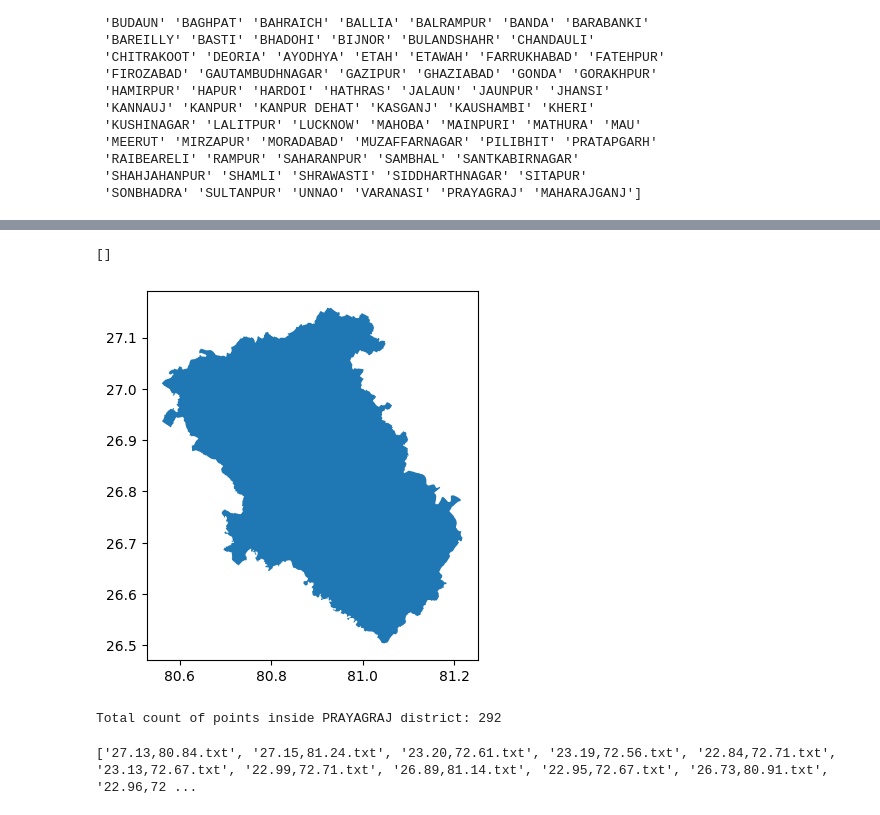
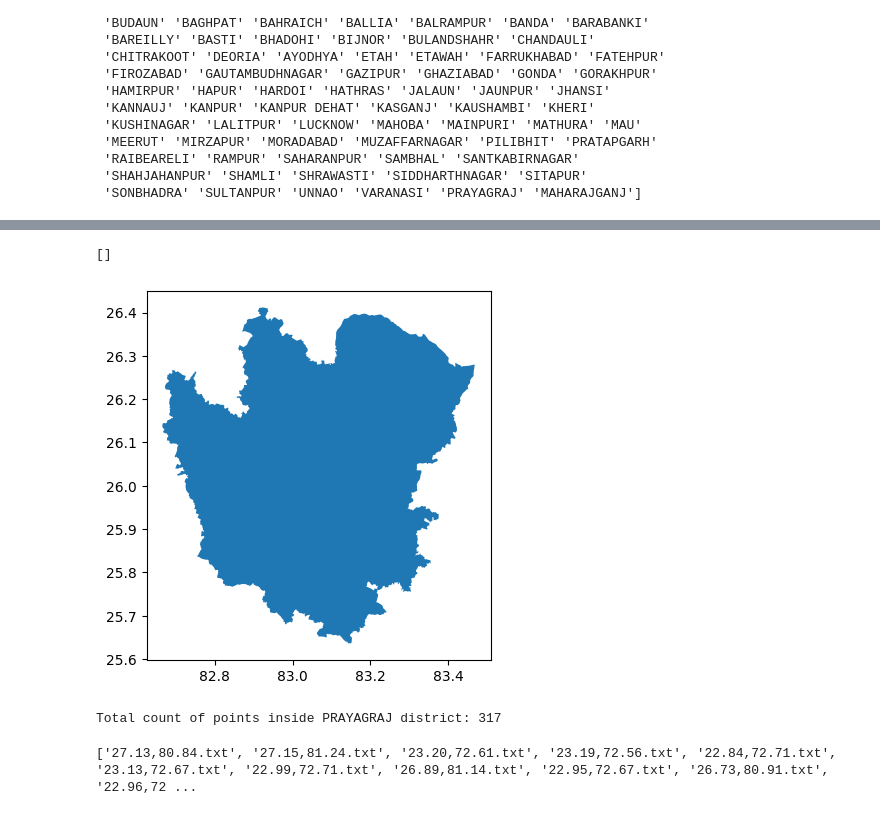
Before and after one commit to rishabh-mondal/iclr_bk, a Jupyter notebook: notebooks/predict_data_preprocess.ipynb, the cells around one changed output, grey strips where cells are left out. Saved outputs shown, nothing was run; the diff lists cells and outputs as text; code cells hidden in the pictures.

```diff
--- a/notebooks/predict_data_preprocess.ipynb
+++ b/notebooks/predict_data_preprocess.ipynb
@@ -94,7 +96,7 @@ Index(['District', 'STATE', 'REMARKS', 'State_LGD', 'DISTRICT_L', 'Shape_Leng',
  'SONBHADRA' 'SULTANPUR' 'UNNAO' 'VARANASI' 'PRAYAGRAJ' 'MAHARAJGANJ']
 # %%
 #plot the district == PRAYAGRAJ
-praygraj=shape[shape['District'] == 'LUCKNOW']
+praygraj=shape[shape['District'] == 'AZAMGARH']
 print(praygraj)
 praygraj=praygraj.to_crs(epsg=4326).plot()
 praygraj.plot()
@@ -107,7 +109,7 @@ praygraj.plot()
 []
-[figure, old version]
+[figure, new version]
 # %%
-prayagraj_data = shape[shape['District'] == 'PRAYAGRAJ']
+prayagraj_data = shape[shape['District'] == 'AZAMGARH']
 prayagraj_data=prayagraj_data.to_crs(epsg=4326)
 # Ensure 'geometry' column exists in prayagraj_data for spatial queries
 prayagraj_geom = prayagraj_data['geometry'].iloc[0]  # Get the geometry of PRAYAGRAJ district
@@ -130,7 +132,7 @@ for file in txt_files:
 
 print(f"Total count of points inside PRAYAGRAJ district: {count_inside}")
 # %% [output]
-Total count of points inside PRAYAGRAJ district: 292
+Total count of points inside PRAYAGRAJ district: 317
 # %%
 # import os
 
```
Also changed, not shown: parts of 3 cells of this notebook, 2 other files.
